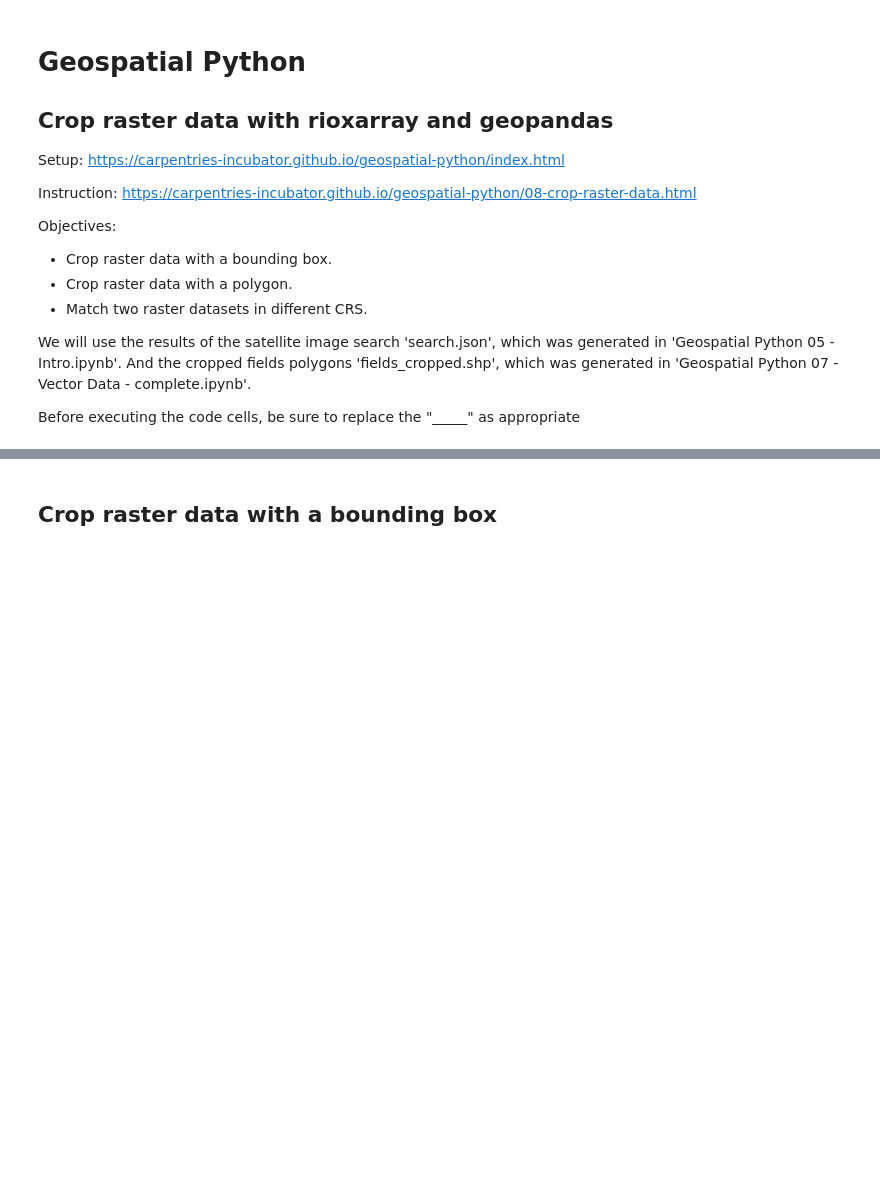
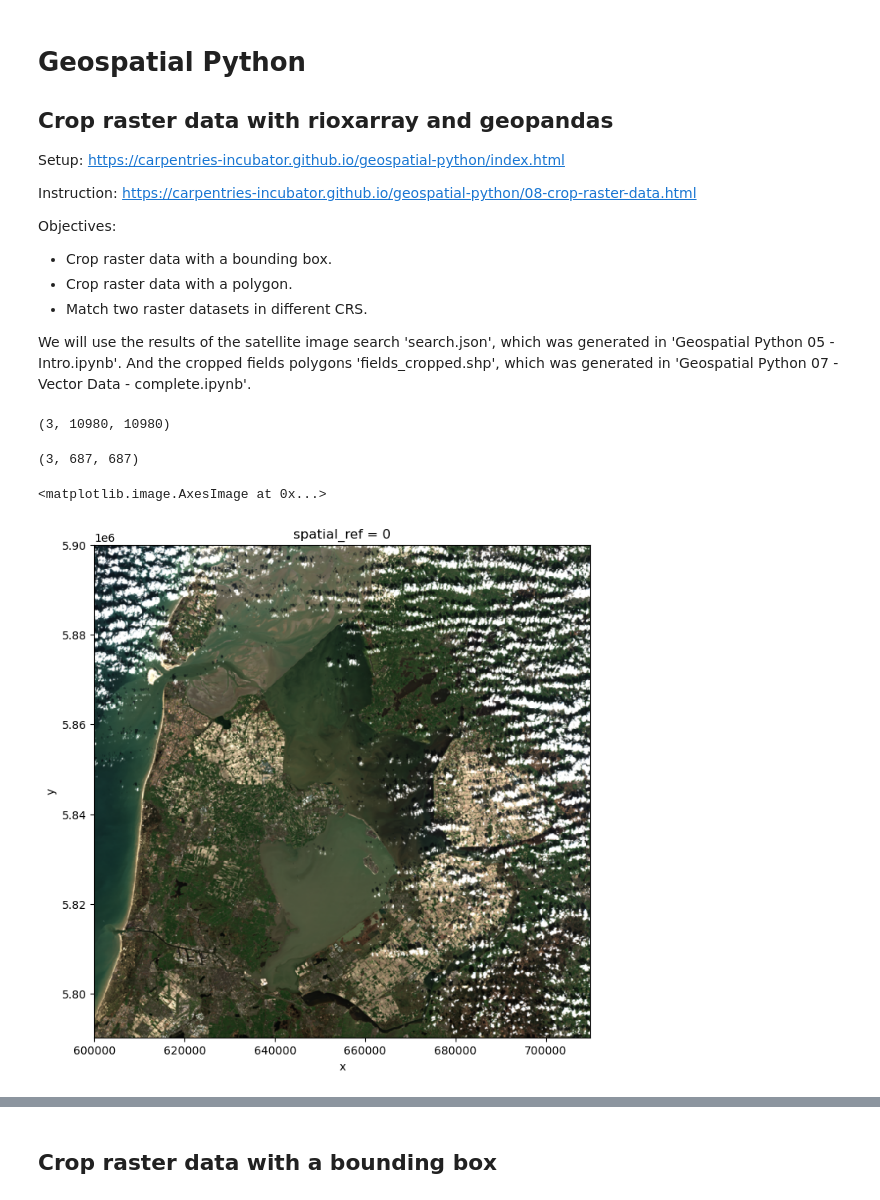
Before and after one commit to GeospatialCentroid/geospatial_python, a Jupyter notebook: Geospatial Python 08 - Raster Crop - complete.ipynb, the cells around one changed output, grey strips where cells are left out. Cells and saved outputs as stored; diff of their text form; code cells hidden in the pictures; blank space fills up the shorter version.

```diff
--- a/Geospatial Python 08 - Raster Crop - complete.ipynb
+++ b/Geospatial Python 08 - Raster Crop - complete.ipynb
@@ -12,25 +12,29 @@ Objectives:
 
 We will use the results of the satellite image search 'search.json', which was generated in 'Geospatial Python 05 - Intro.ipynb'.
 And the cropped fields polygons 'fields_cropped.shp', which was generated in 'Geospatial Python 07 - Vector Data - complete.ipynb'.
-
-Before executing the code cells, be sure to replace the "_____" as appropriate
 # %%
 # first import necessary libraries
 import pystac
 import rioxarray
 
 # (lazy) Load 6th image from search result and inspect the shape
-items = pystac.ItemCollection.from_file("_____")
-raster = rioxarray.open_rasterio(items[5].assets["_____"].href) # Select a true color image "visual"
+items = pystac.ItemCollection.from_file("search.json")
+raster = rioxarray.open_rasterio(items[5].assets["visual"].href) # Select a true color image
 print(raster.shape)
+# %% [output]
+(3, 10980, 10980)
 # %%
 # Get the overview asset
 # Note: “Overviews” are precomputed lower resolution representations of a raster, part of COG standard
-raster_overview = rioxarray.open_rasterio(items[5].assets["_____"].href, overview_level=3)
+raster_overview = rioxarray.open_rasterio(items[5].assets["visual"].href, overview_level=3)
 print(raster_overview.shape)
 
 # Visualize it
 raster_overview.plot.imshow(figsize=(8,8))
+# %% [output]
+(3, 687, 687)
+<matplotlib.image.AxesImage at 0x...>
+[figure, added]
 # %%
 # Check the coordinate system of the raster
 # this requires pyproj
```
Also changed, not shown: parts of 12 cells of this notebook, 6 other files.
